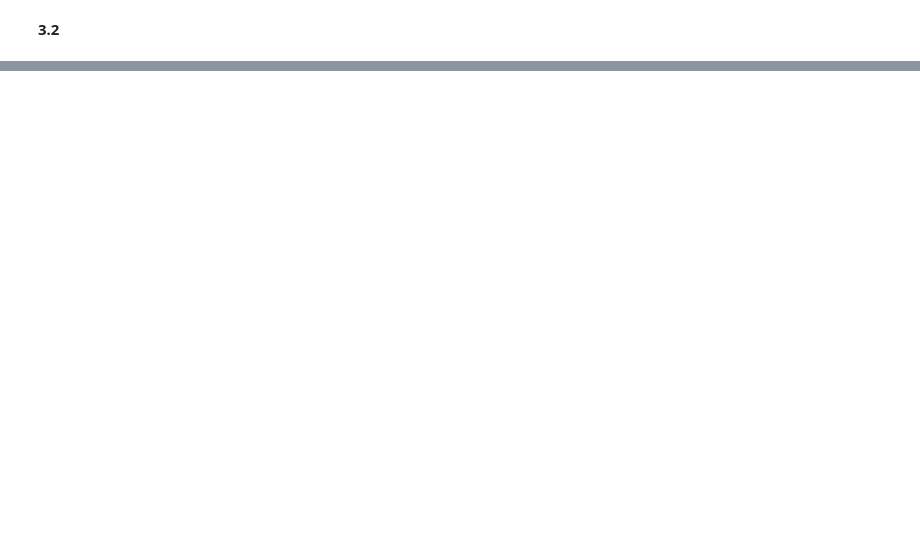
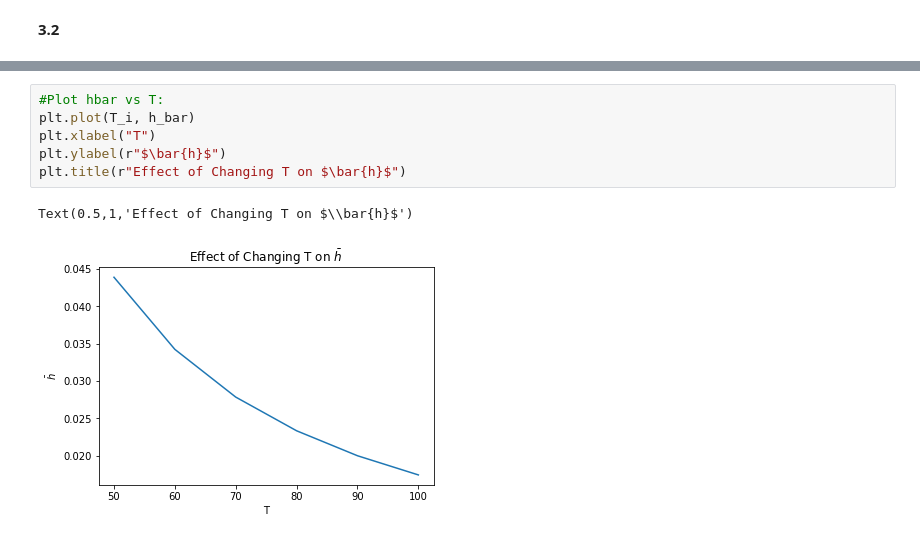
Before and after one commit to sloughlin/differential-equations, a Jupyter notebook: Project3.ipynb, the cells around one changed output, grey strips where cells are left out. Drawn from its saved outputs; the diff is of its cells as text; blank space fills up the shorter version.

```diff
--- a/Project3.ipynb
+++ b/Project3.ipynb
@@ -411,0 +456,9 @@ Text(0,0.5,'$y$')
+# %%
+#Plot hbar vs T:
+plt.plot(T_i, h_bar)
+plt.xlabel("T")
+plt.ylabel(r"$\bar{h}$")
+plt.title(r"Effect of Changing T on $\bar{h}$")
+# %% [output]
+Text(0.5,1,'Effect of Changing T on $\\bar{h}$')
+[figure, added]
```
Also changed, not shown: parts of 13 cells of this notebook.
